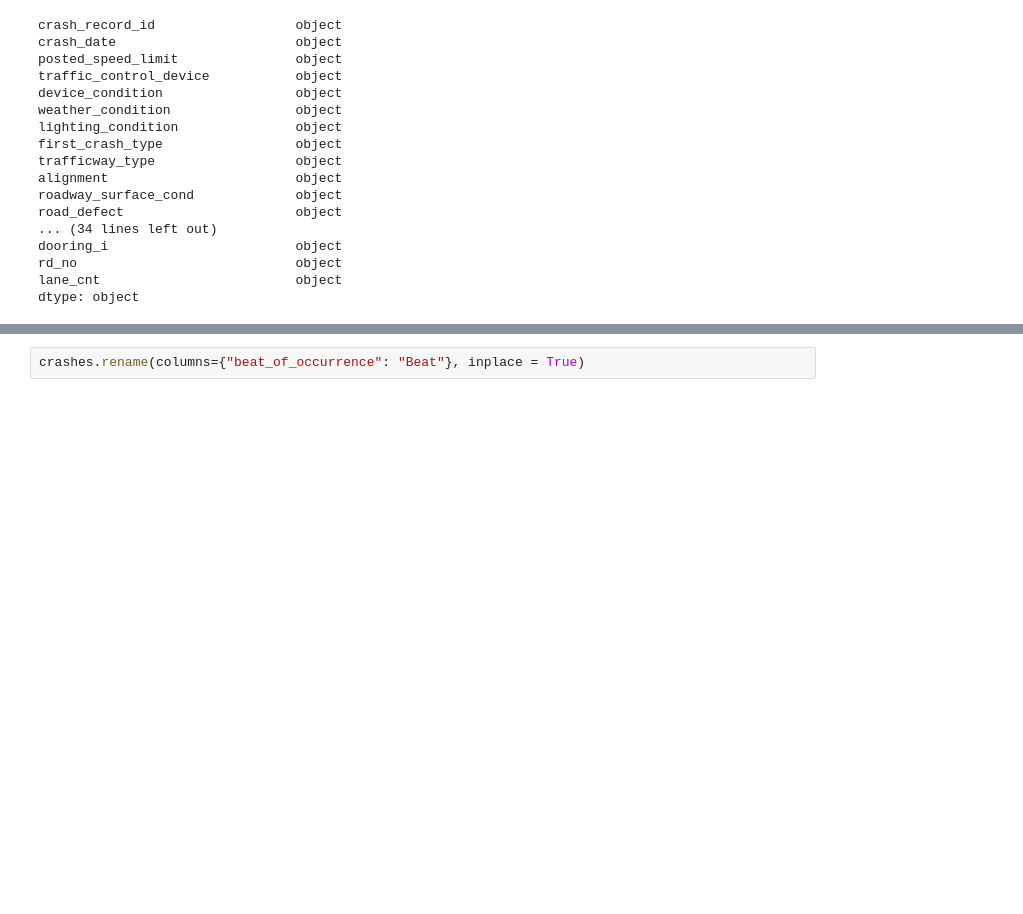
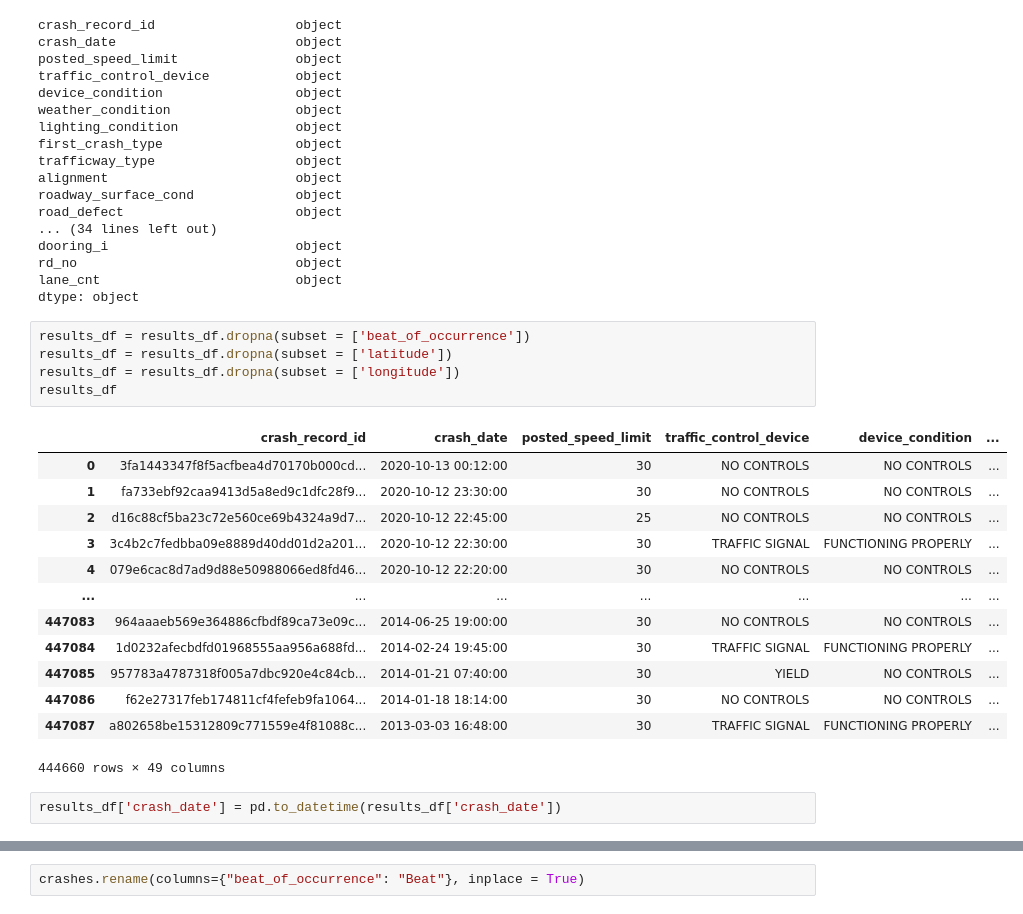
Before and after one commit to PhysicsGlitch/Geomap_Project, a Jupyter notebook: data_exploration_merged.ipynb, the cells around one changed output, grey strips where cells are left out. Drawn from its saved outputs; the diff is of its cells as text; blank space fills up the shorter version.

```diff
--- a/data_exploration_merged.ipynb
+++ b/data_exploration_merged.ipynb
@@ -81,3 +81,24 @@ dooring_i                        object
 rd_no                            object
 lane_cnt                         object
 dtype: object
+# %%
+results_df = results_df.dropna(subset = ['beat_of_occurrence'])
+results_df = results_df.dropna(subset = ['latitude'])
+results_df = results_df.dropna(subset = ['longitude'])
+results_df
+# %% [output]
+|  | crash_record_id | crash_date | posted_speed_limit | traffic_control_device | device_condition | ... |
+| 0 | 3fa1443347f8f5acfbea4d70170b000cd... | 2020-10-13 00:12:00 | 30 | NO CONTROLS | NO CONTROLS | ... |
+| 1 | fa733ebf92caa9413d5a8ed9c1dfc28f9... | 2020-10-12 23:30:00 | 30 | NO CONTROLS | NO CONTROLS | ... |
+| 2 | d16c88cf5ba23c72e560ce69b4324a9d7... | 2020-10-12 22:45:00 | 25 | NO CONTROLS | NO CONTROLS | ... |
+| 3 | 3c4b2c7fedbba09e8889d40dd01d2a201... | 2020-10-12 22:30:00 | 30 | TRAFFIC SIGNAL | FUNCTIONING PROPERLY | ... |
+| 4 | 079e6cac8d7ad9d88e50988066ed8fd46... | 2020-10-12 22:20:00 | 30 | NO CONTROLS | NO CONTROLS | ... |
+| ... | ... | ... | ... | ... | ... | ... |
+| 447083 | 964aaaeb569e364886cfbdf89ca73e09c... | 2014-06-25 19:00:00 | 30 | NO CONTROLS | NO CONTROLS | ... |
+| 447084 | 1d0232afecbdfd01968555aa956a688fd... | 2014-02-24 19:45:00 | 30 | TRAFFIC SIGNAL | FUNCTIONING PROPERLY | ... |
+| 447085 | 957783a4787318f005a7dbc920e4c84cb... | 2014-01-21 07:40:00 | 30 | YIELD | NO CONTROLS | ... |
+| 447086 | f62e27317feb174811cf4fefeb9fa1064... | 2014-01-18 18:14:00 | 30 | NO CONTROLS | NO CONTROLS | ... |
+| 447087 | a802658be15312809c771559e4f81088c... | 2013-03-03 16:48:00 | 30 | TRAFFIC SIGNAL | FUNCTIONING PROPERLY | ... |
+444660 rows × 49 columns
+# %%
+results_df['crash_date'] = pd.to_datetime(results_df['crash_date'])
```
Also changed, not shown: parts of 10 cells of this notebook.
